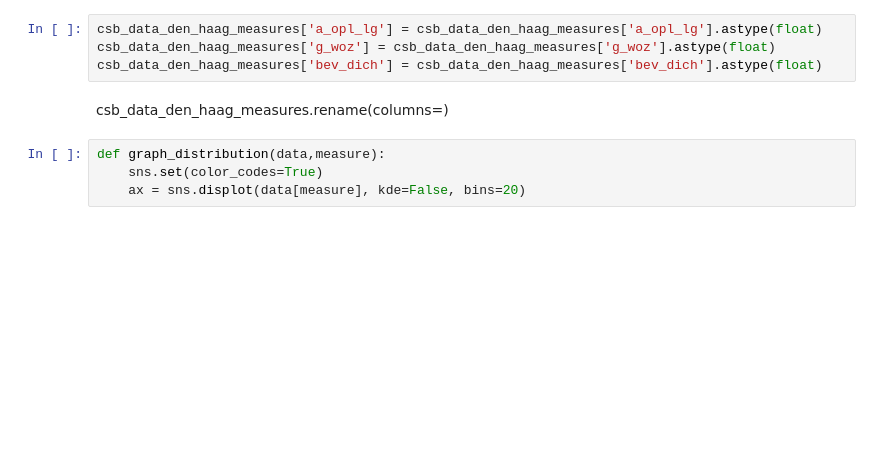
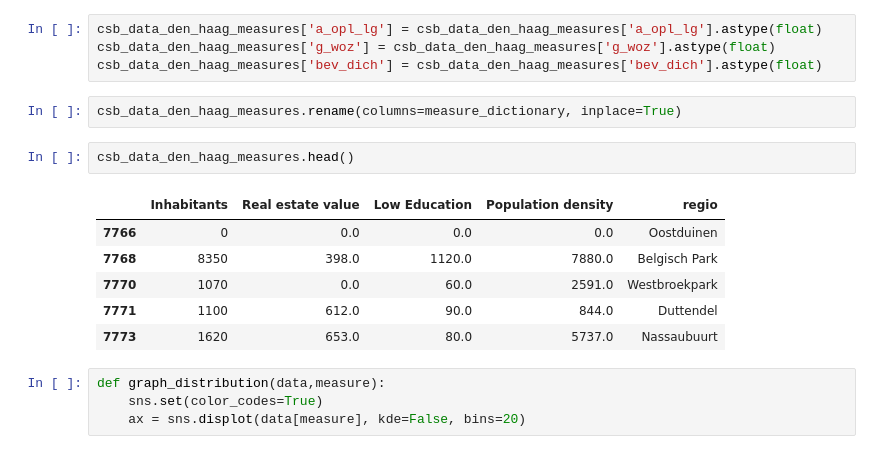
Before and after one commit to alex-dietz/intro-data-science, a Jupyter notebook: assignment-02/assignment-02.ipynb, the cells around one changed output. Drawn from its saved outputs; the diff is of its cells as text; blank space fills up the shorter version.

```diff
--- a/assignment-02/assignment-02.ipynb
+++ b/assignment-02/assignment-02.ipynb
@@ -246,8 +251,17 @@ csb_data_den_haag_measures[csb_data_den_haag_measures['a_opl_lg'] == '.']
 csb_data_den_haag_measures['a_opl_lg'] = csb_data_den_haag_measures['a_opl_lg'].astype(float)
 csb_data_den_haag_measures['g_woz'] = csb_data_den_haag_measures['g_woz'].astype(float)
 csb_data_den_haag_measures['bev_dich'] = csb_data_den_haag_measures['bev_dich'].astype(float)
-# %% [markdown]
-csb_data_den_haag_measures.rename(columns=)
+# %%
+csb_data_den_haag_measures.rename(columns=measure_dictionary, inplace=True)
+# %%
+csb_data_den_haag_measures.head()
+# %% [output]
+|  | Inhabitants | Real estate value | Low Education | Population density | regio |
+| 7766 | 0 | 0.0 | 0.0 | 0.0 | Oostduinen |
+| 7768 | 8350 | 398.0 | 1120.0 | 7880.0 | Belgisch Park |
+| 7770 | 1070 | 0.0 | 60.0 | 2591.0 | Westbroekpark |
+| 7771 | 1100 | 612.0 | 90.0 | 844.0 | Duttendel |
+| 7773 | 1620 | 653.0 | 80.0 | 5737.0 | Nassaubuurt |
 # %%
 def graph_distribution(data,measure):
     sns.set(color_codes=True)
```
Also changed, not shown: parts of 4 cells of this notebook.
